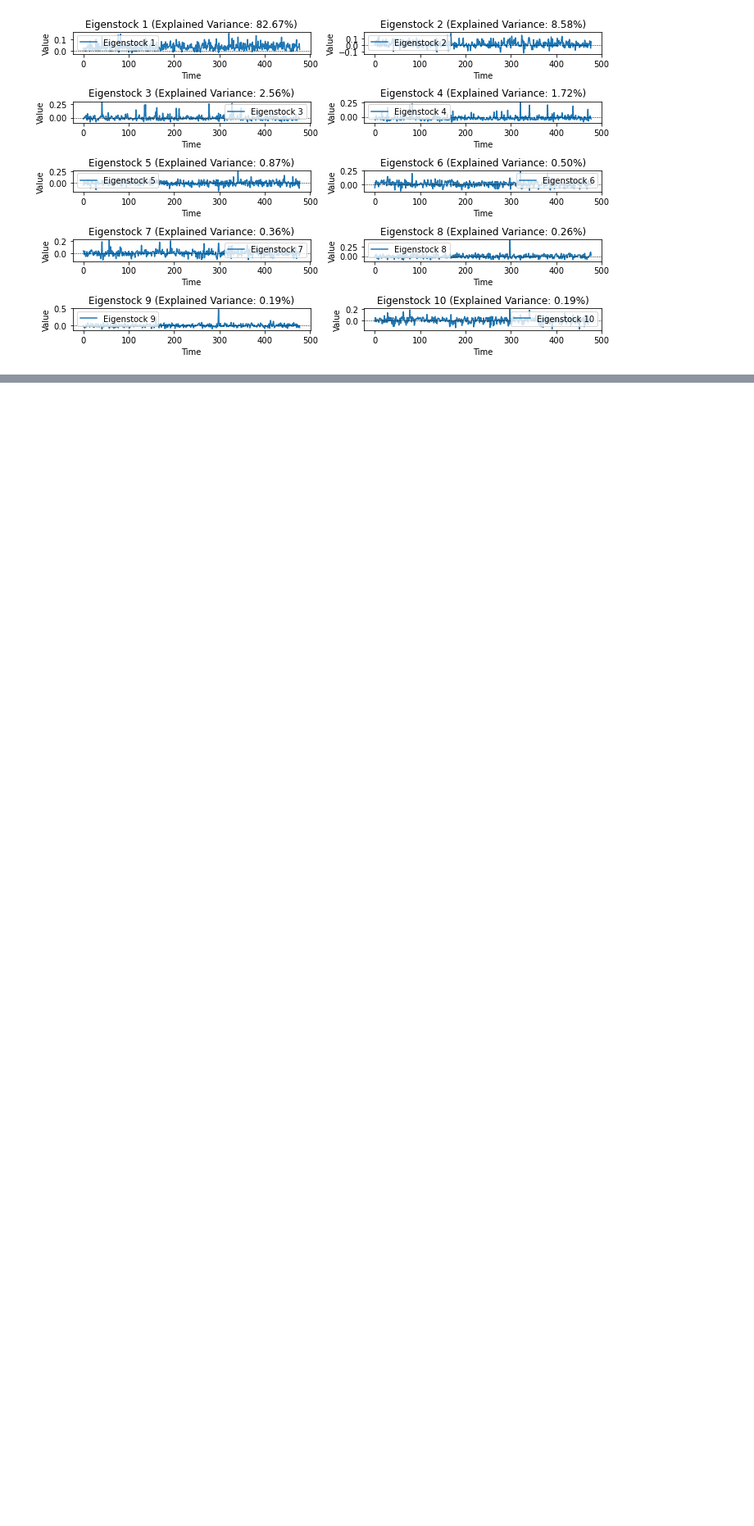
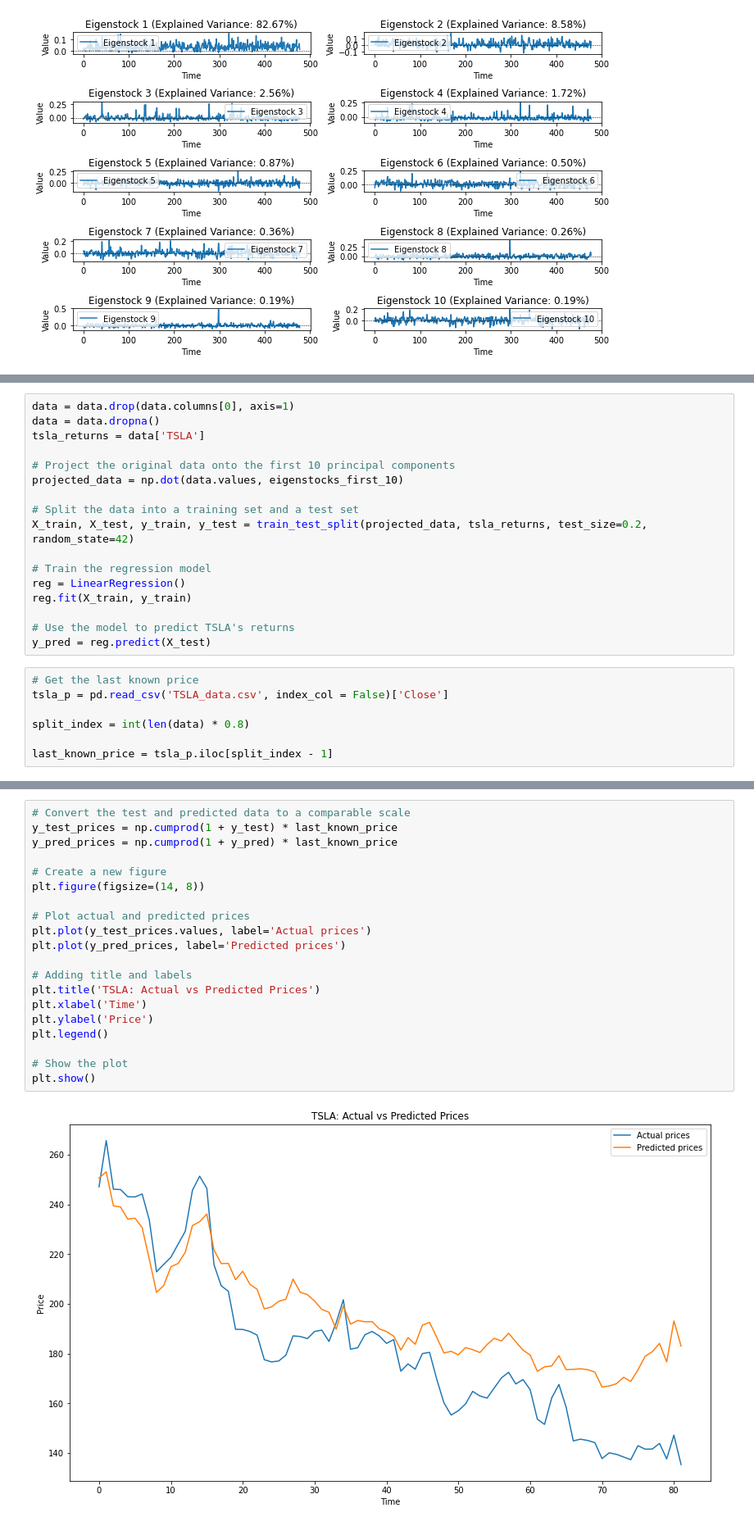
Before and after one commit to wzy526/stock_index_pred, a Jupyter notebook: PCA.ipynb, the cells around one changed output, grey strips where cells are left out. Shown at 82% size. Saved outputs shown, nothing was run; the diff lists cells and outputs as text; blank space fills up the shorter version.

Commit message:
tried hmm model but failed to converge, used a lr model to project pca and finished

```diff
--- a/PCA.ipynb
+++ b/PCA.ipynb
@@ -88,0 +78,24 @@ transformed_data = pca.transform(data_var)
+# %%
+data = data.drop(data.columns[0], axis=1)
+data = data.dropna()
+tsla_returns = data['TSLA']
+
+# Project the original data onto the first 10 principal components
+projected_data = np.dot(data.values, eigenstocks_first_10)
+
+# Split the data into a training set and a test set
+X_train, X_test, y_train, y_test = train_test_split(projected_data, tsla_returns, test_size=0.2, random_state=42)
+
+# Train the regression model
+reg = LinearRegression()
+reg.fit(X_train, y_train)
+
+# Use the model to predict TSLA's returns
+y_pred = reg.predict(X_test)
+# %%
+# Get the last known price
+tsla_p = pd.read_csv('TSLA_data.csv', index_col = False)['Close']
+
+split_index = int(len(data) * 0.8)
+
+last_known_price = tsla_p.iloc[split_index - 1]
@@ -88,0 +104,22 @@ transformed_data = pca.transform(data_var)
+# %%
+# Convert the test and predicted data to a comparable scale
+y_test_prices = np.cumprod(1 + y_test) * last_known_price
+y_pred_prices = np.cumprod(1 + y_pred) * last_known_price
+
+# Create a new figure
+plt.figure(figsize=(14, 8))
+
+# Plot actual and predicted prices
+plt.plot(y_test_prices.values, label='Actual prices')
+plt.plot(y_pred_prices, label='Predicted prices')
+
+# Adding title and labels
+plt.title('TSLA: Actual vs Predicted Prices')
+plt.xlabel('Time')
+plt.ylabel('Price')
+plt.legend()
+
+# Show the plot
+plt.show()
+# %% [output]
+[figure, added]
```
Also changed, not shown: parts of 5 cells of this notebook.
